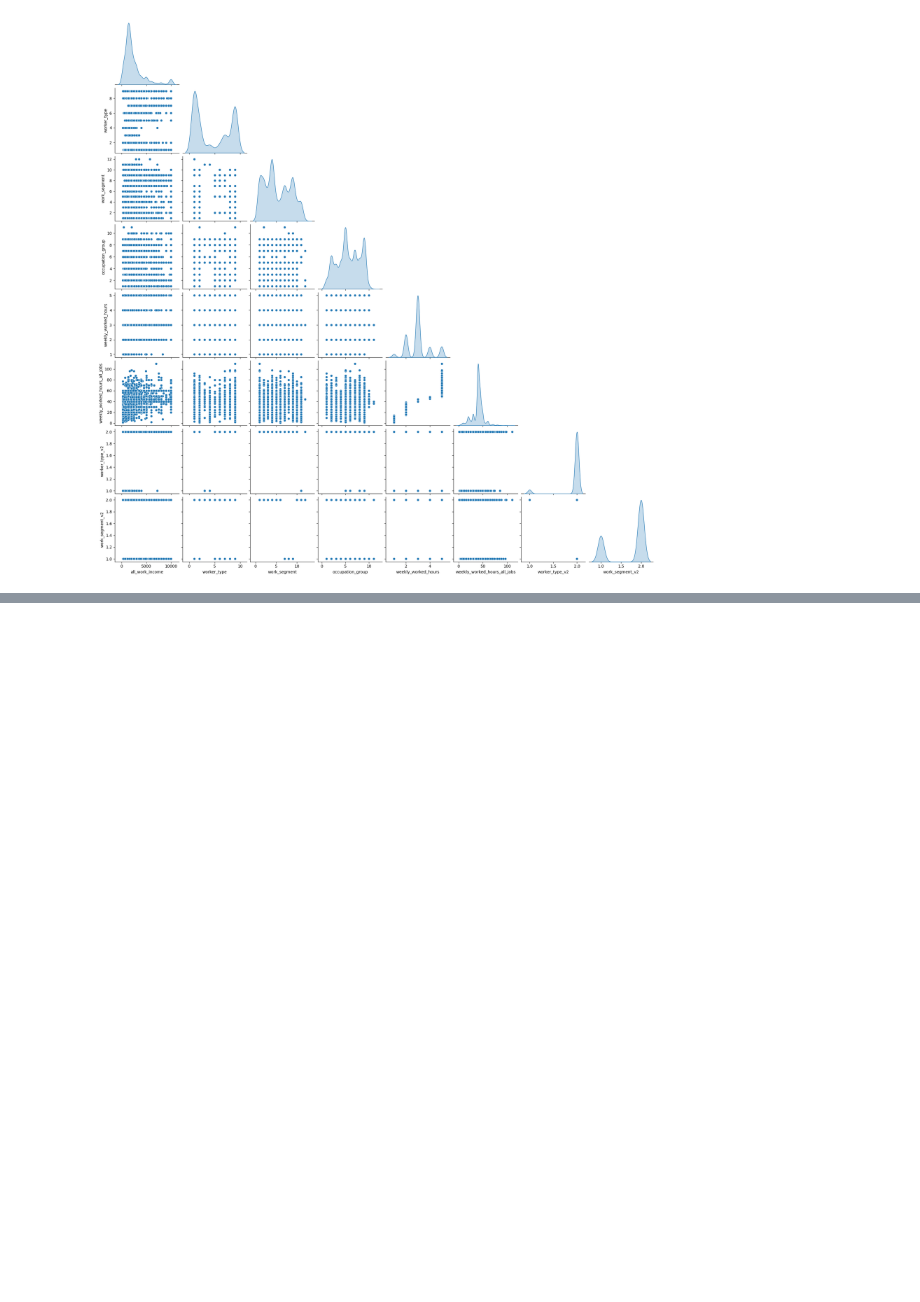
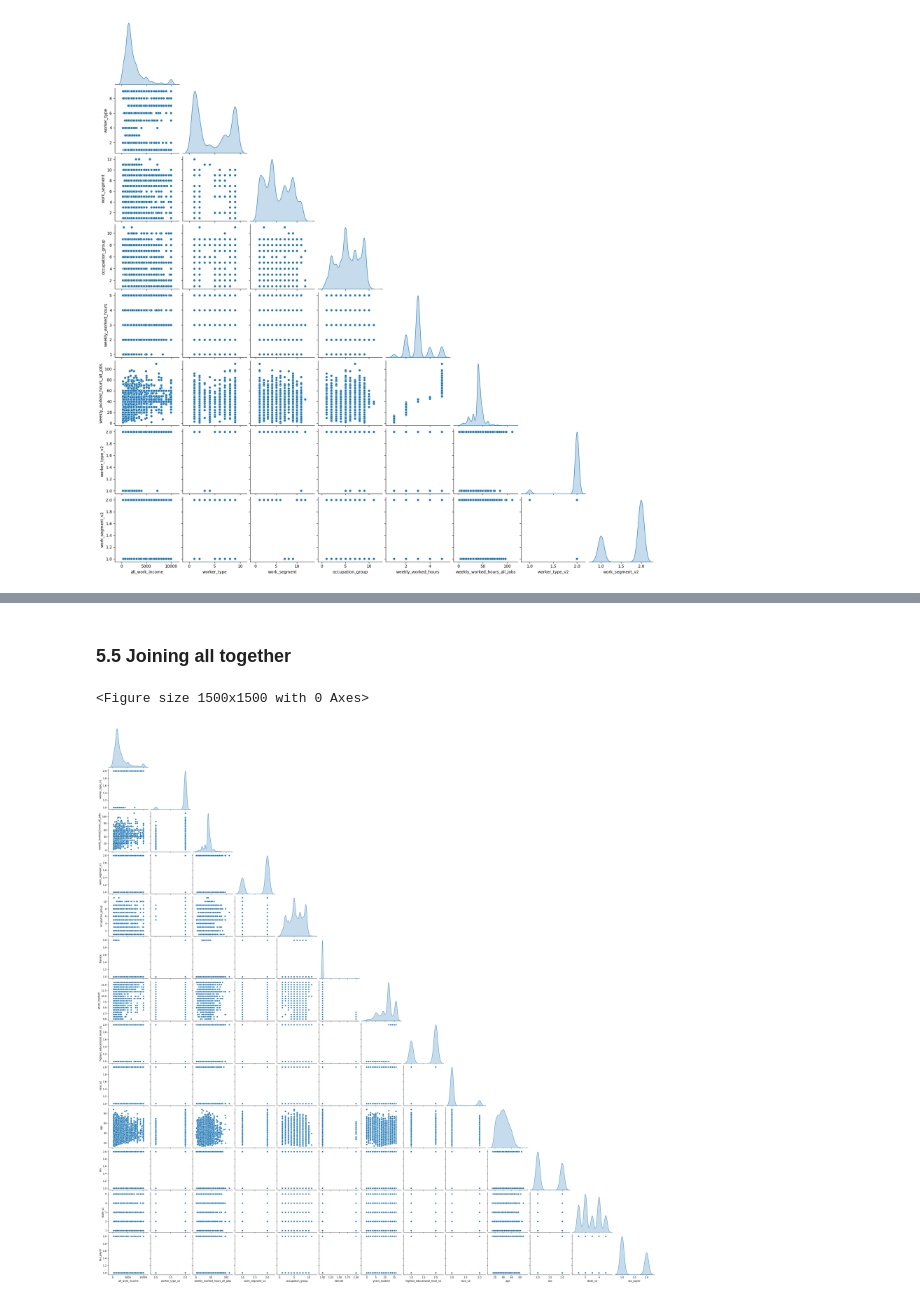
Before and after one commit to viniciussuares/IncomePrediction, a Jupyter notebook: notebooks/eda.ipynb, the cells around one changed output, grey strips where cells are left out. Cells and saved outputs as stored; diff of their text form; code cells hidden in the pictures; blank space fills up the shorter version.

```diff
--- a/notebooks/eda.ipynb
+++ b/notebooks/eda.ipynb
@@ -485,0 +532,15 @@ With this new set of plots and this new sample size, we see:
+# %% [markdown]
+### 5.5 Joining all together
+# %%
+# Joing the most relevant variables from each group
+joined = ['worker_type_v2', 'weekly_worked_hours_all_jobs', 'work_segment_v2', 'occupation_group', 'literate', 'years_studied',
+          'highest_educational_level_v2', 'race_v2', 'age', 'sex', 'state_v2', 'tax_payer']
+
+# shows pairplot
+utils.show_pairplot(
+    df=df_sample,
+    selected_columns=joined
+)
+# %% [output]
+<Figure size 1500x1500 with 0 Axes>
+[figure, added]
```
Also changed, not shown: parts of 19 cells of this notebook, 2 other files.
